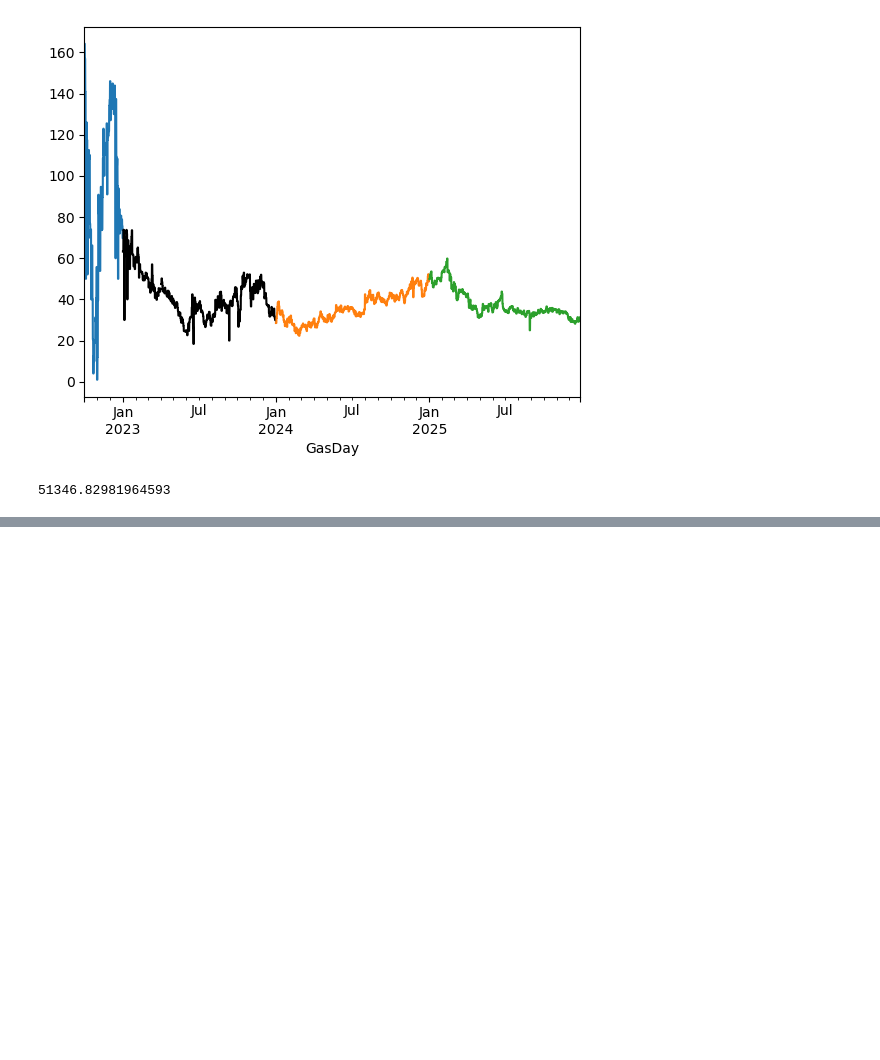
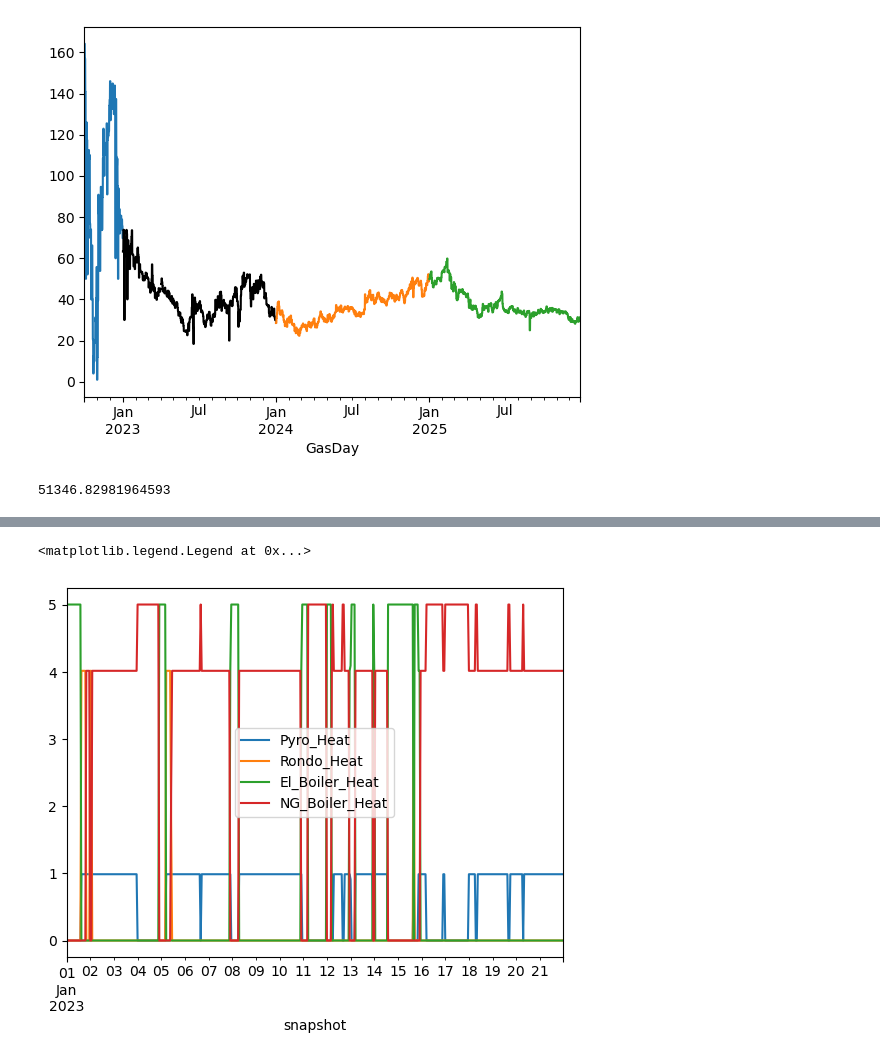
Before and after one commit to pulio12/Msc_Thesis_Greenlab_Skive, a Jupyter notebook: Test_File3.ipynb, the cells around one changed output, grey strips where cells are left out. Cells and saved outputs as stored; diff of their text form; code cells hidden in the pictures; blank space fills up the shorter version.

```diff
--- a/Test_File3.ipynb
+++ b/Test_File3.ipynb
@@ -797,0 +967,9 @@ def build_network(P_el,P_heat,CO2_tax1, CO2_tax2,p_import,p_export,year = "2023"
+# %%
+(-n.links_t.p1["pyrolysis"][0:24*7*3]).plot(label="Pyro_Heat")
+(-n.links_t.p1["Heat_Exchanger_Rondo"][0:24*7*3]).plot(label="Rondo_Heat")
+(-n.links_t.p1["Boiler_Skive"][0:24*7*3]).plot(label="El_Boiler_Heat")
+(-n.links_t.p1["NG boiler"][0:24*7*3]).plot(label="NG_Boiler_Heat")
+plt.legend()
+# %% [output]
+<matplotlib.legend.Legend at 0x...>
+[figure, added]
```
Also changed, not shown: parts of 30 cells of this notebook.
